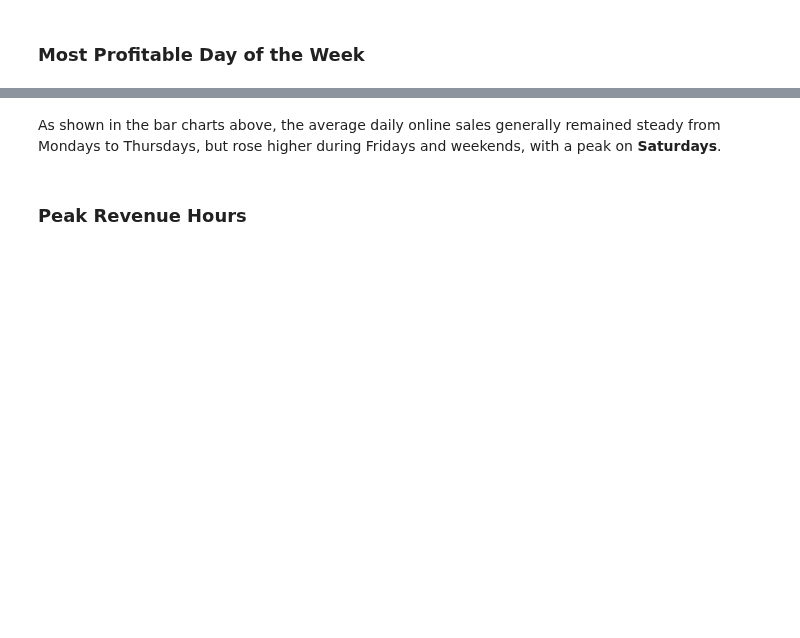
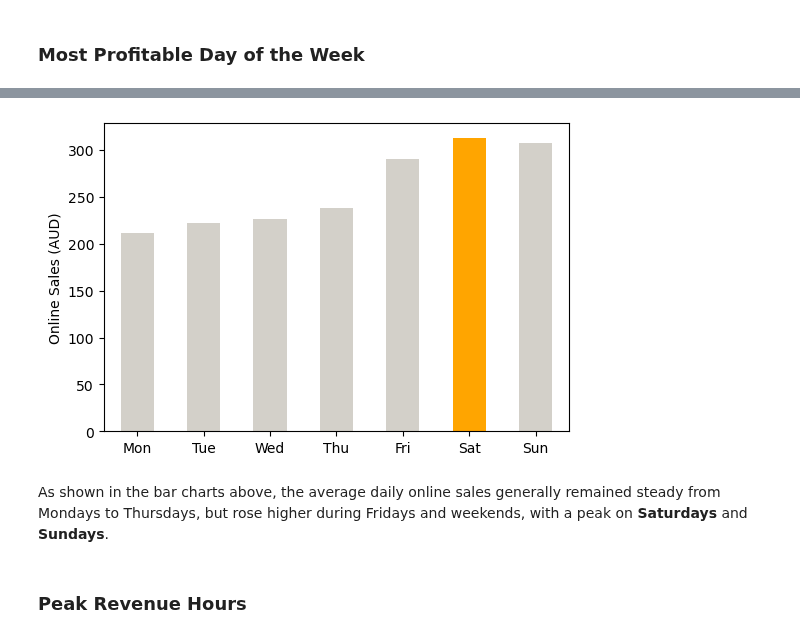
Before and after one commit to HanL1223/JR_Recommender, a Jupyter notebook: projects/cafe-analytics/Descriptive_Analysis_MX.ipynb, the cells around one changed output, grey strips where cells are left out. Drawn from its saved outputs; the diff is of its cells as text; code cells hidden in the pictures; blank space fills up the shorter version.

```diff
--- a/projects/cafe-analytics/Descriptive_Analysis_MX.ipynb
+++ b/projects/cafe-analytics/Descriptive_Analysis_MX.ipynb
@@ -163,49 +185,39 @@ dow_revenue
 # %%
 # Plot average daily revenue over a week
-fig, axes = plt.subplots(
-    nrows=2,
-    figsize=(10, 8),
-    sharex=True,
-    sharey=True,
-)
+fig, ax = plt.subplots(figsize=(6, 4))
 
 dow_revenue.plot.bar(
     x='order_dow', y='order_price',
-    color='#D3D0C9', ax=axes[0]
+    color='#D3D0C9', ax=ax
 )
 
 # Highlight the most profitable day of the week
 top_dow = dow_revenue[
     (
         dow_revenue['order_price']
         == dow_revenue['order_price'].max()
     )
 ]
-axes[0].bar(
+ax.bar(
     x=top_dow['order_dow'],
     height=top_dow['order_price'],
     color='orange',
     width=0.5,
 )
 
-# Plot average daily revenue by year across a week
-dow_revenue_by_year_pivoted.plot.bar(
-    x='order_dow', ax=axes[1]
-)
-
 plt.xticks(
     ticks=list(day_of_week.keys()),
     labels=list(day_of_week.values()),
-    rotation=45,
+    rotation=0,
 )
 plt.xlabel('')
-axes[0].get_legend().remove()
-axes[1].legend(loc='upper left', bbox_to_anchor=(1.05, 1))
-axes[0].set_ylabel('Online Sales (AUD)')
-axes[1].set_ylabel('Online Sales (AUD)')
+ax.get_legend().remove()
+ax.set_ylabel('Online Sales (AUD)')
 plt.show()
+# %% [output]
+[figure, added]
 # %% [markdown]
-As shown in the bar charts above, the average daily online sales generally remained steady from Mondays to Thursdays, but rose higher during Fridays and weekends, with a peak on **Saturdays**.
+As shown in the bar charts above, the average daily online sales generally remained steady from Mondays to Thursdays, but rose higher during Fridays and weekends, with a peak on **Saturdays** and **Sundays**.
 # %% [markdown]
 ### Peak Revenue Hours
 # %%
```
Also changed, not shown: parts of 58 cells of this notebook.
